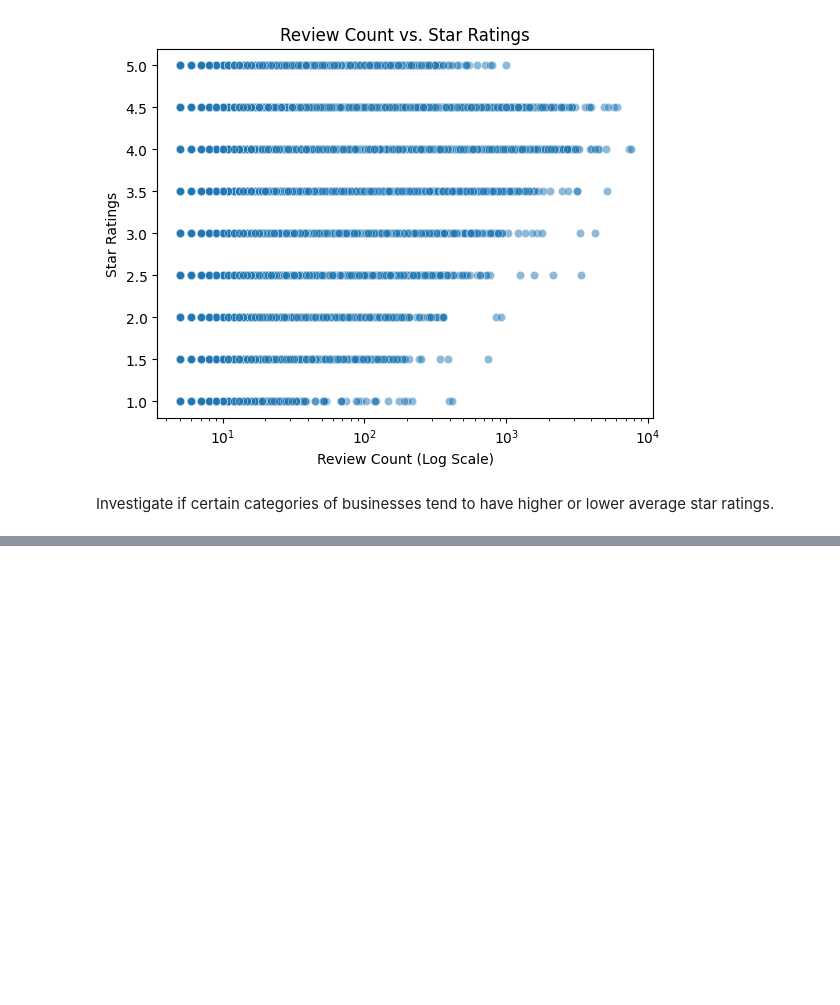
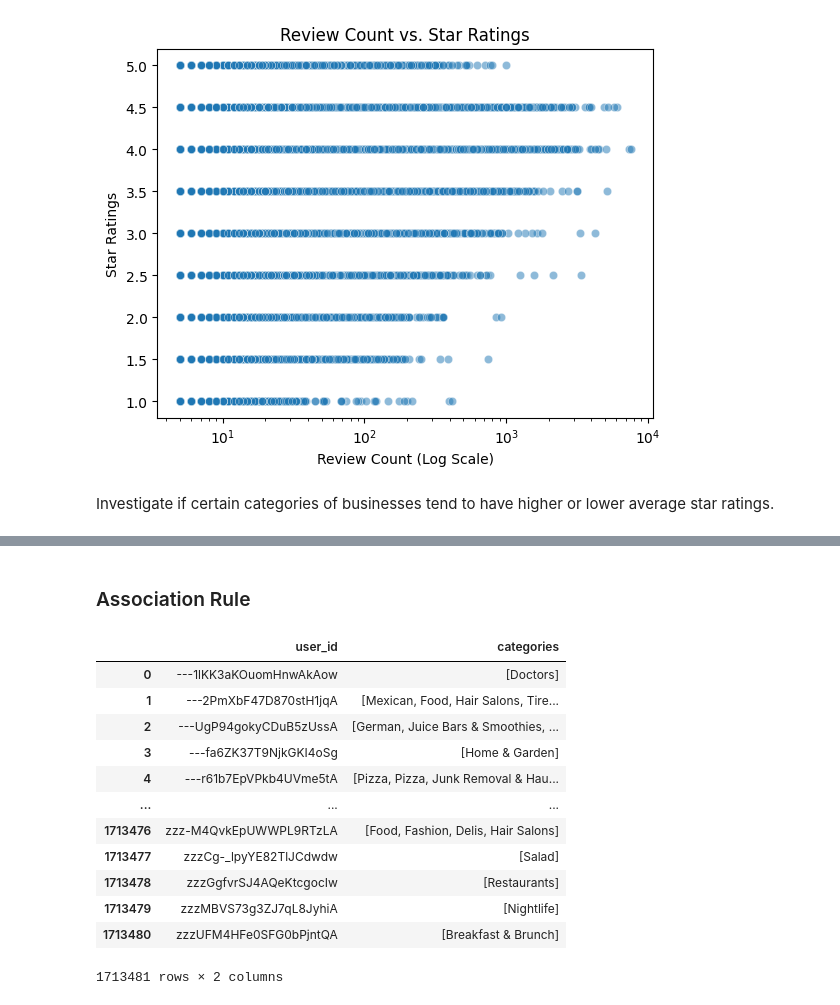
Before and after one commit to Honglin-Jiang/ba820_team7_yelp, a Jupyter notebook: EDA_part1.ipynb, the cells around one changed output, grey strips where cells are left out. Drawn from its saved outputs; the diff is of its cells as text; code cells hidden in the pictures; blank space fills up the shorter version.

```diff
--- a/EDA_part1.ipynb
+++ b/EDA_part1.ipynb
@@ -799,0 +871,2 @@ plt.show()
+# %% [markdown]
+### Association Rule
@@ -799,0 +880,18 @@ plt.show()
+# %%
+cat_group = cat_id.groupby('user_id')['categories'].apply(list)
+cat_group = pd.DataFrame(cat_group).reset_index()
+cat_group
+# %% [output]
+|  | user_id | categories |
+| 0 | ---1lKK3aKOuomHnwAkAow | [Doctors] |
+| 1 | ---2PmXbF47D870stH1jqA | [Mexican, Food, Hair Salons, Tire... |
+| 2 | ---UgP94gokyCDuB5zUssA | [German, Juice Bars & Smoothies, ... |
+| 3 | ---fa6ZK37T9NjkGKI4oSg | [Home & Garden] |
+| 4 | ---r61b7EpVPkb4UVme5tA | [Pizza, Pizza, Junk Removal & Hau... |
+| ... | ... | ... |
+| 1713476 | zzz-M4QvkEpUWWPL9RTzLA | [Food, Fashion, Delis, Hair Salons] |
+| 1713477 | zzzCg-_lpyYE82TlJCdwdw | [Salad] |
+| 1713478 | zzzGgfvrSJ4AQeKtcgocIw | [Restaurants] |
+| 1713479 | zzzMBVS73g3ZJ7qL8JyhiA | [Nightlife] |
+| 1713480 | zzzUFM4HFe0SFG0bPjntQA | [Breakfast & Brunch] |
+1713481 rows × 2 columns
```
Also changed, not shown: parts of 30 cells of this notebook.
